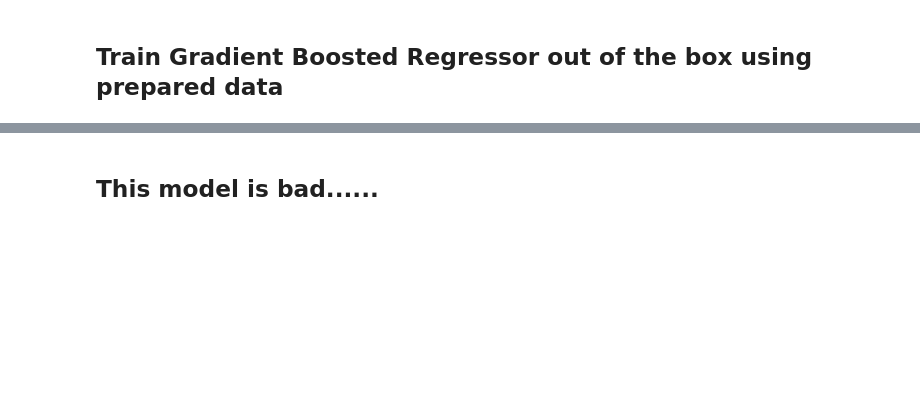
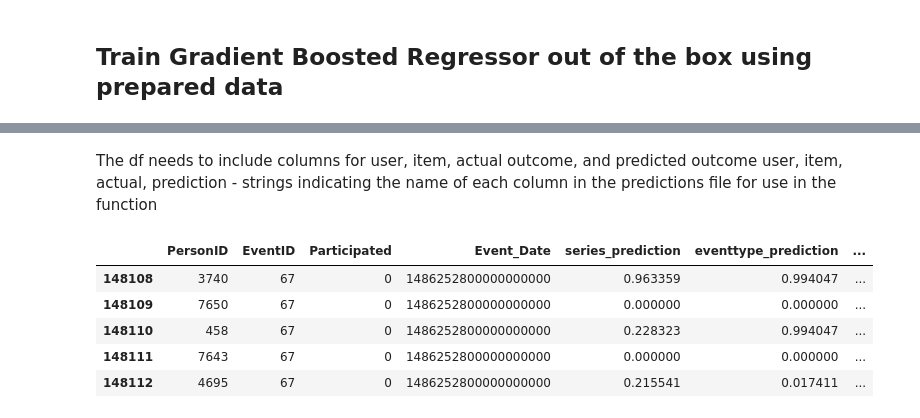
Before and after one commit to gcnuss/trailrun_participation, a Jupyter notebook: model/Pipeline_v2-noTVS.ipynb, the cells around one changed output, grey strips where cells are left out. Cells and saved outputs as stored; diff of their text form; code cells hidden in the pictures; blank space fills up the shorter version.

Commit message:
Finished fitting and testing gradient boost ensemble of ALS models in Pipeline_v2 notebook

```diff
--- a/model/Pipeline_v2-noTVS.ipynb
+++ b/model/Pipeline_v2-noTVS.ipynb
@@ -684,6 +699,9 @@ gb_data = pd.merge(gb_data, als_valpreds_pd_avgfee,
                             how='left', on=['PersonID', 'Participated', 'Event_Date', 'Total_Fee_Avg'])
 gb_data['fee_prediction'] = gb_data['prediction']
 gb_data.drop(['prediction', 'Total_Fee_Avg'], axis = 1, inplace=True)
+# %%
+with open('25OCT17_repeatablefeaturesrun/als_valpreds_pd_avgmile.pkl', 'rb') as f:
+    als_valpreds_pd_avgmile = pickle.load(f)
 # %%
 als_valpreds_pd_avgmile.head()
 # %% [output]
@@ -698,4 +716,8 @@ gb_data = pd.merge(gb_data, als_valpreds_pd_avgmile,
                             how='left', on=['PersonID', 'Participated', 'Event_Date', 'Miles2_Avg'])
 gb_data['miles_prediction'] = gb_data['prediction']
 gb_data.drop(['prediction', 'Miles2_Avg'], axis = 1, inplace=True)
+# %%
+gb_data.sort_values(by='Event_Date', axis=0, ascending=True, inplace=True)
+# %%
+gb_data.reset_index(drop=True, inplace=True)
 # %%
@@ -709,0 +740,7 @@ gb_data.head()
+# %%
+#need to fill nan values for venue_zip_prediction and fee_prediction
+gb_data['venuezip_prediction'] = gb_data['venuezip_prediction'].apply(
+                            lambda x: gb_data['venuezip_prediction'].mean() if pd.isnull(x) else x)
+#need to fill nan values for venue_zip_prediction and fee_prediction
+gb_data['fee_prediction'] = gb_data['fee_prediction'].apply(
+                            lambda x: gb_data['fee_prediction'].mean() if pd.isnull(x) else x)
@@ -773 +813,5 @@ X_val.drop('Venue_Zip_98077', axis=1, inplace=True)
+# %% [markdown]
+The df needs to include columns for user, item, actual outcome, and predicted outcome
+    user, item, actual, prediction - strings indicating the name of each column in
+    the predictions file for use in the function
 # %%
@@ -777,2 +819,9 @@ gb_model.score(X_val, y_val)
-# %% [markdown]
-## This model is bad......
+# %%
+gb_data.tail()
+# %% [output]
+|  | PersonID | EventID | Participated | Event_Date | series_prediction | eventtype_prediction | ... |
+| 148108 | 3740 | 67 | 0 | 1486252800000000000 | 0.963359 | 0.994047 | ... |
+| 148109 | 7650 | 67 | 0 | 1486252800000000000 | 0.000000 | 0.000000 | ... |
+| 148110 | 458 | 67 | 0 | 1486252800000000000 | 0.228323 | 0.994047 | ... |
+| 148111 | 7643 | 67 | 0 | 1486252800000000000 | 0.000000 | 0.000000 | ... |
+| 148112 | 4695 | 67 | 0 | 1486252800000000000 | 0.215541 | 0.017411 | ... |
```
Also changed, not shown: parts of 48 cells of this notebook.
